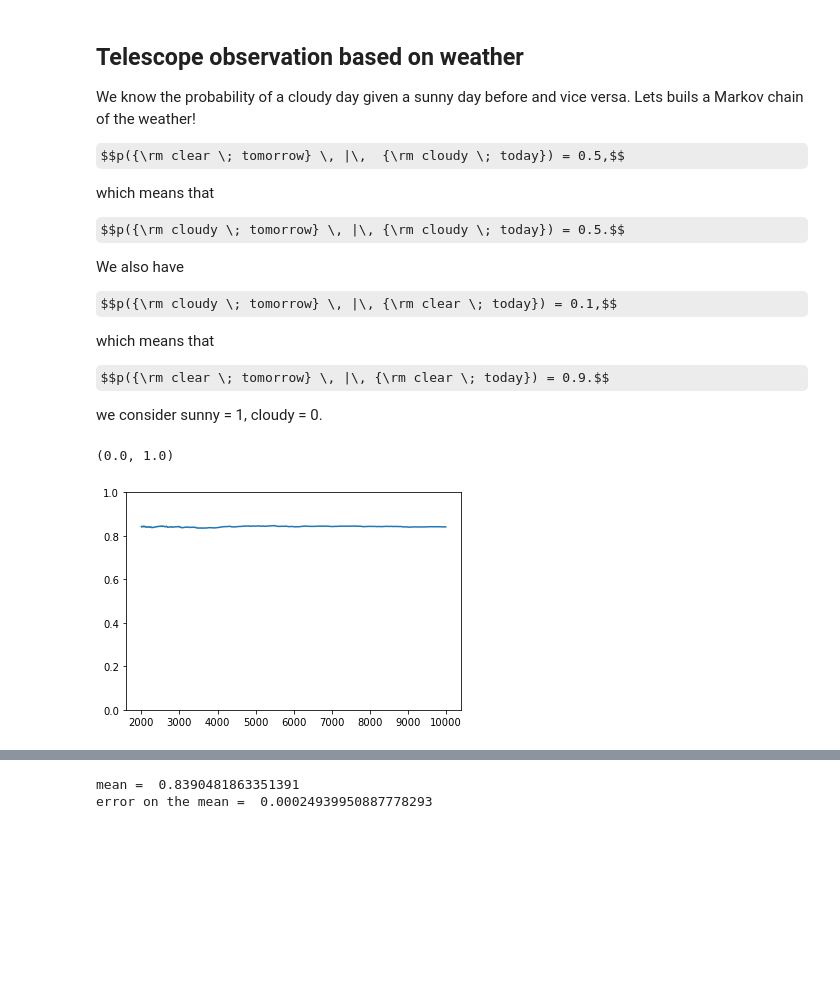
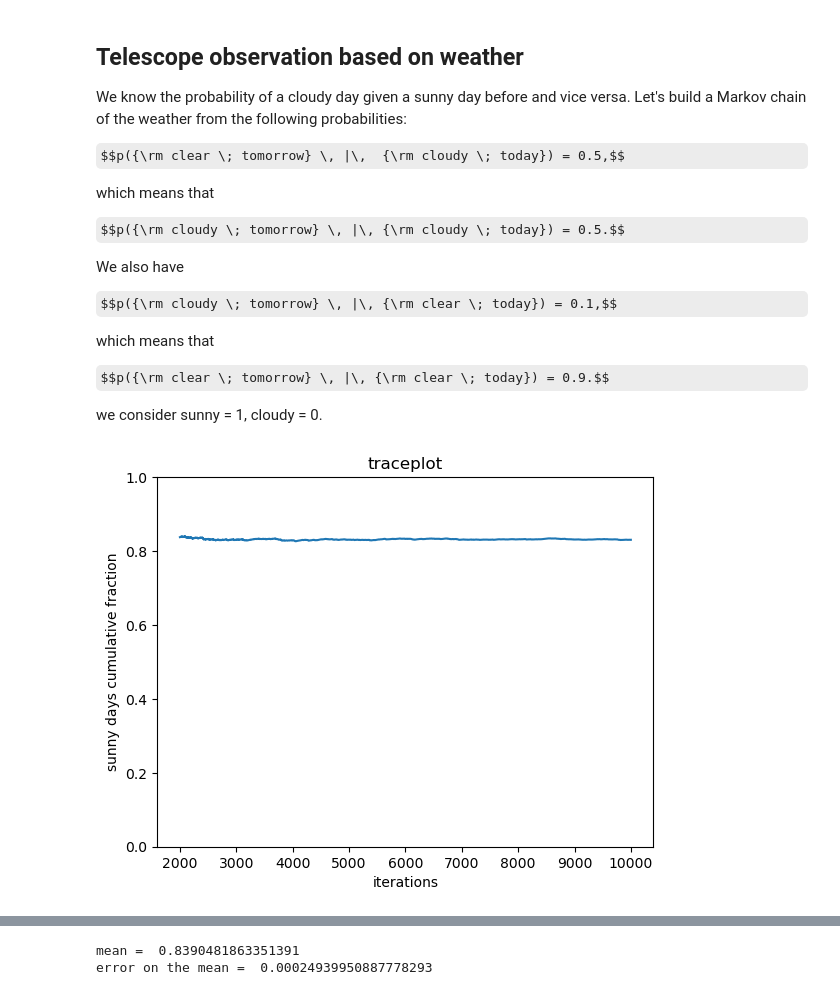
Before and after one commit to lisam10/astrostatistics_bicocca_2024, a Jupyter notebook: working/W10_teleobs.ipynb, the cells around one changed output, grey strips where cells are left out. Drawn from its saved outputs; the diff is of its cells as text; code cells hidden in the pictures; some formulas as TeX source; blank space fills up the shorter version.

```diff
--- a/working/W10_teleobs.ipynb
+++ b/working/W10_teleobs.ipynb
@@ -1,7 +1,7 @@
 # %% [markdown]
 ## Telescope observation based on weather
 
-We know the probability of a cloudy day given a sunny day before and vice versa. Lets buils a Markov chain of the weather!
+We know the probability of a cloudy day given a sunny day before and vice versa. Let's build a Markov chain of the weather from the following probabilities:
 
 
 $$p({\rm clear \; tomorrow} \, |\,  {\rm cloudy \; today}) = 0.5,$$
@@ -28,31 +28,32 @@ day_0 = 0
 # %%
 day_current = day_0
 p_current = 1
 weather = [day_current]
 
 n_sunny = 0
 if day_0 == 1: n_sunny = 1 #total number of sunny days, including the initial one
 
 sunny_fraction = [n_sunny / 1]
 
 #print('current day, prop. day, p current, p prop\n')
 for i in range(1, n_days):
-    day_prop = np.random.randint(0, 2)
-
-    #determining probability of tomorrow's proposed weather based on today's
+#determining probability of tomorrow's proposed weather based on today's
     if (weather[i - 1] == 0): #if today is cloudy
         weather.append(np.random.choice(np.array([0, 1]), p=np.array([0.5, 0.5])))
     else: #if today is sunny
         weather.append(np.random.choice(np.array([0, 1]), p=np.array([0.1, 0.9])))
 
     if weather[i] == 1: n_sunny = n_sunny + 1
     sunny_fraction.append(n_sunny / (i + 1))
 
 plt.plot(range(2000, n_days), sunny_fraction[2000:]) #we cut the first 2000 days as they're not stationary
 plt.ylim([0, 1])
+plt.xlabel('iterations')
+plt.ylabel('sunny days cumulative fraction')
+plt.title('traceplot')
+plt.show()
 # %% [output]
-(0.0, 1.0)
-[figure, old version]
+[figure, new version]
 # %%
 plt.hist(sunny_fraction, int(np.sqrt(n_days)), histtype = 'step', density = True)
 plt.show()
```
Also changed, not shown: parts of 9 cells of this notebook.
